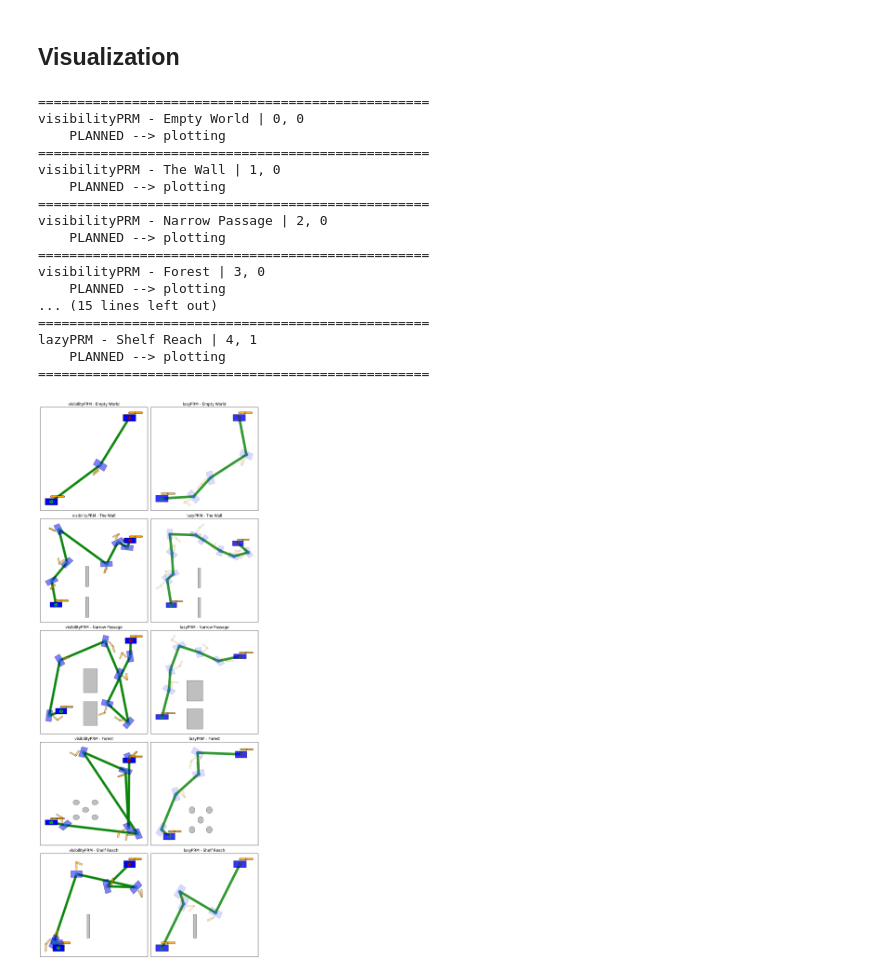
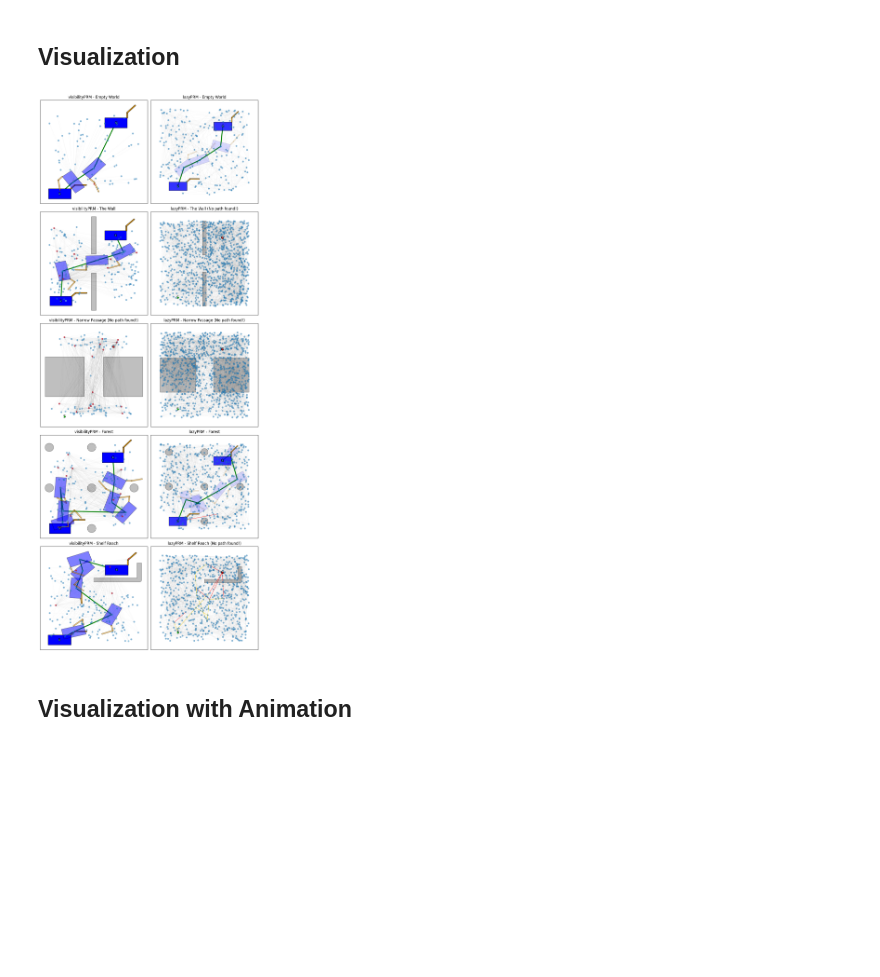
Before and after one commit to Paulchenn/Mobiler_Manipulator, a Jupyter notebook: notebooks/Mobile_Manipulator_Main.ipynb, the cells around one changed output. Saved outputs shown, nothing was run; the diff lists cells and outputs as text; code cells hidden in the pictures; blank space fills up the shorter version.

```diff
--- a/notebooks/Mobile_Manipulator_Main.ipynb
+++ b/notebooks/Mobile_Manipulator_Main.ipynb
@@ -66,21 +89,27 @@ Project Root added to path: /Users/glaserpaul/Documents/010_HKA_RKIM/Mobiler_Man
 plannerFactory = dict()
 
 visbilityConfig = dict()
-visbilityConfig["ntry"] = 300
-plannerFactory["visibilityPRM"] = [src.planners.IPVisibilityPRM.VisPRM, visbilityConfig, src.planners.IPVISVisibilityPRM.visibilityPRMVisualize]
+visbilityConfig["ntry"] = 50
+plannerFactory["visibilityPRM"] = [VisPRM, visbilityConfig, visibilityPRMVisualize]
 
 lazyConfig = dict()
-lazyConfig["initialRoadmapSize"] = 100
+lazyConfig["initialRoadmapSize"] = 200
 lazyConfig["updateRoadmapSize"]  = 50
-lazyConfig["kNearest"] = 16
-lazyConfig["maxIterations"] = 200
-plannerFactory["lazyPRM"] = [src.planners.IPLazyPRM.LazyPRM, lazyConfig, src.planners.IPVISLazyPRM.lazyPRMVisualize]
+lazyConfig["kNearest"] = 10
+lazyConfig["maxIterations"] = 20
+plannerFactory["lazyPRM"] = [LazyPRM, lazyConfig, lazyPRMVisualize]
 
 print("Planner initialization successfull. Following Planners loaded:")
 plannerNames = []
 for planner in plannerFactory:
     plannerNames.append(planner)
     print(f"    {planner}")
+
+print("Benchmarks initialization successfull. Following Benchmarks loaded:")
+benchNames = []
+for benchmark in benchList:
+    benchNames.append(benchmark.name)
+    print(f"    {benchmark.name}")
 # %% [output]
 Planner initialization successfull. Following Planners loaded:
     visibilityPRM
@@ -246,68 +263,53 @@ lazyPRM:
 # %% [markdown]
 ## Visualization
 # %%
-fig, axes = plt.subplots(len(benchList), len(plannerFactory), figsize=(10, len(benchList)*5), squeeze=False)
+fig, axes = plt.subplots(len(benchList), len(plannerFactory), figsize=(len(plannerFactory)*5, len(benchList)*5), squeeze=False)
 resultList_iter = iter(resultList)
+
+do_prints = False
 
 for i, _ in enumerate(plotList):
     row_idx = i % len(benchList)
     col_idx = i // len(benchList)
 
     ax = axes[row_idx, col_idx]
 
     title = plannerNames[col_idx] + " - " + benchNames[row_idx]
-    print("="*50)
-    print(f"{title} | {row_idx}, {col_idx}")
+    if do_prints:
+        print("="*50)
+        print(f"{title} | {row_idx}, {col_idx}")
 
     if plotList[i]==0:
-        print("    ERROR --> next one")
+        if do_prints:
+            print("    ERROR --> next one")
         title += " (ERROR!)"
         ax.set_title(title)
         continue
     else:
-        print("    PLANNED --> plotting")
+        if do_prints:
+            print("    PLANNED --> plotting")
 
     # print(f"result.solution: {result.solution}")
-
-    # for node, data in planner.graph.nodes(data=True):
-    #     if 'pos' in data:
-    #         original_graph_pos[node] = data['pos']
-    #         # WICHTIG: IPVIS braucht (x,y), also die ersten 2 Werte
-    #         planner.graph.nodes[node]['pos'] = data['pos'][0:2]
 
     result = next(resultList_iter)
     # print(f"    {result.solution}")
     # print(f"    {result.solution==[]}")
 
     if result.solution == []:
         title += " (No path found!)"
     ax.set_title(title)
 
     try:
         #IPVISBasicsPRM.basicPRMVisualize(result.planner, result.solution, ax=ax, nodeSize=100))
-        plannerFactory[result.plannerFactoryName][2](result.planner, result.solution, ax=ax, nodeSize=100)
+        plannerFactory[result.plannerFactoryName][2](result.planner, result.solution, ax=ax, nodeSize=20, plot_only_solution=False)
     except Exception as e:
         print ("Error", e)
         pass
 
 plt.tight_layout()
-print("="*50)
+if do_prints:
+    print("="*50)
 # %% [output]
-==================================================
-visibilityPRM - Empty World | 0, 0
-    PLANNED --> plotting
-==================================================
-visibilityPRM - The Wall | 1, 0
-    PLANNED --> plotting
-==================================================
-visibilityPRM - Narrow Passage | 2, 0
-    PLANNED --> plotting
-==================================================
-visibilityPRM - Forest | 3, 0
-    PLANNED --> plotting
-... (15 lines left out)
-==================================================
-lazyPRM - Shelf Reach | 4, 1
-    PLANNED --> plotting
-==================================================
-[figure, old version]
+[figure, new version]
+# %% [markdown]
+## Visualization with Animation
```
Also changed, not shown: parts of 9 cells of this notebook.
